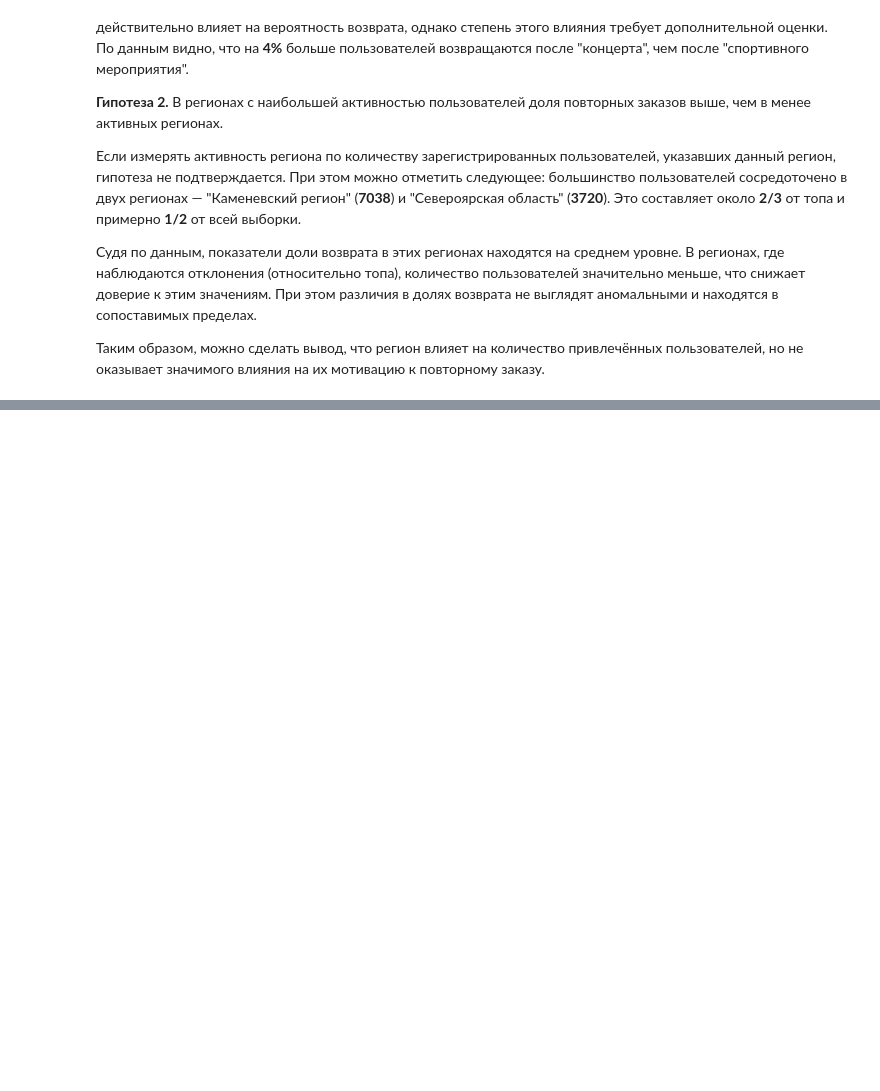
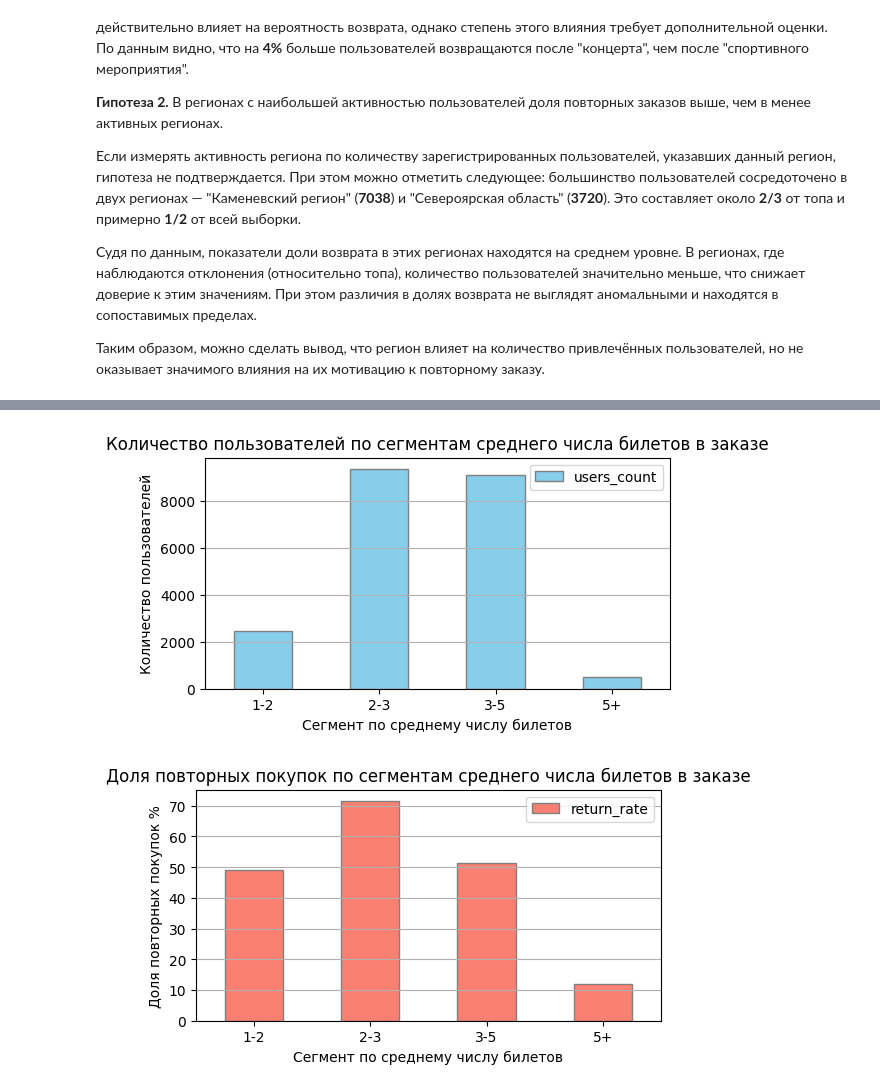
Before and after one commit to achezganov/yandex_afisha_eda, a Jupyter notebook: main.ipynb, the cells around one changed output, grey strips where cells are left out. Saved outputs shown, nothing was run; the diff lists cells and outputs as text; code cells hidden in the pictures; blank space fills up the shorter version.

```diff
--- a/main.ipynb
+++ b/main.ipynb
@@ -1186,0 +1339,80 @@ draft.sort_values(by='return_rate_pct', ascending=False)
+# %%
+# Построим распределение пользователей по среднему количеству билетов в заказе
+# (avg_tickets_count), а затем изучим долю повторных покупок по сегментам
+
+# Зададим функцию для сегментации пользователей по среднему количеству билетов в заказе
+def tickets_segment(x):
+    if 1 <= x < 2:
+        return '1-2'
+    elif 2 <= x < 3:
+        return '2-3'
+    elif 3 <= x < 5:
+        return '3-5'
+    elif x >= 5:
+        return '5+'
+
+# Скопируем user profile в новый датафрейм для дальнейшей работы
+draft_df = up
+
+# Добавим поле с сегментами
+draft_df['tickets_segment'] = draft_df['avg_tickets_count'].apply(tickets_segment)
+
+# Уберем данные не попадающие в сегменты
+draft_df = draft_df[draft_df['tickets_segment'].notna()]
+
+# Сформируем агрегированную таблицу по сегментам:
+# количество пользователей и доля пользователей с повторными заказами
+draft = pd.DataFrame({
+    'users_count': draft_df.groupby('tickets_segment')['is_two'].count(),
+    'return_rate': draft_df.groupby('tickets_segment')['is_two'].mean()
+}).reset_index()
+
+# Переведем долю повторных покупок в проценты
+draft['return_rate'] = round(draft['return_rate'] * 100, 2)
+
+# Отсортируем сегменты в логическом порядке
+order = ['1-2', '2-3', '3-5', '5+']
+draft['tickets_segment'] = pd.Categorical(
+    draft['tickets_segment'],
+    categories=order,
+    ordered=True
+)
+draft = draft.sort_values('tickets_segment')
+
+# Построим столбчатую диаграмму распределения пользователей по сегментам
+draft.plot(
+    kind='bar',
+    x='tickets_segment',
+    y='users_count',
+    title='Количество пользователей по сегментам среднего числа билетов в заказе',
+    xlabel='Сегмент по среднему числу билетов',
+    ylabel='Количество пользователей',
+    color='skyblue',
+    edgecolor='gray',
+    rot=0,
+    figsize=(6, 3)
+)
+plt.grid(axis='y')
+plt.show()
+
+# Построим столбчатую диаграмму доли повторных покупок по сегментам
+draft.plot(
+    kind='bar',
+    x='tickets_segment',
+    y='return_rate',
+    title='Доля повторных покупок по сегментам среднего числа билетов в заказе',
+    xlabel='Сегмент по среднему числу билетов',
+    ylabel='Доля повторных покупок %',
+    color='salmon',
+    edgecolor='gray',
+    rot=0,
+    figsize=(6, 3)
+)
+plt.grid(axis='y')
+plt.show()
+
+# Выведем итоговую таблицу
+draft
+# %% [output]
+[figure, added]
+[figure, added]
```
Also changed, not shown: parts of 13 cells of this notebook.
